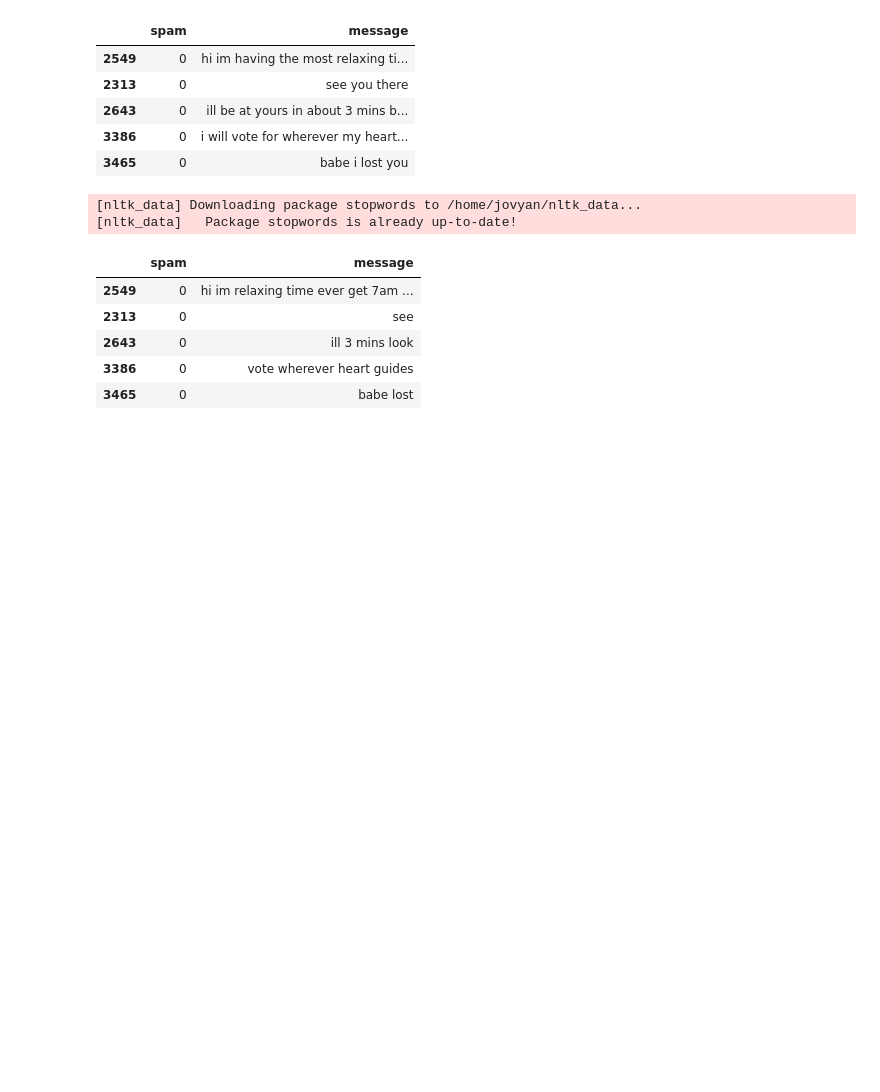
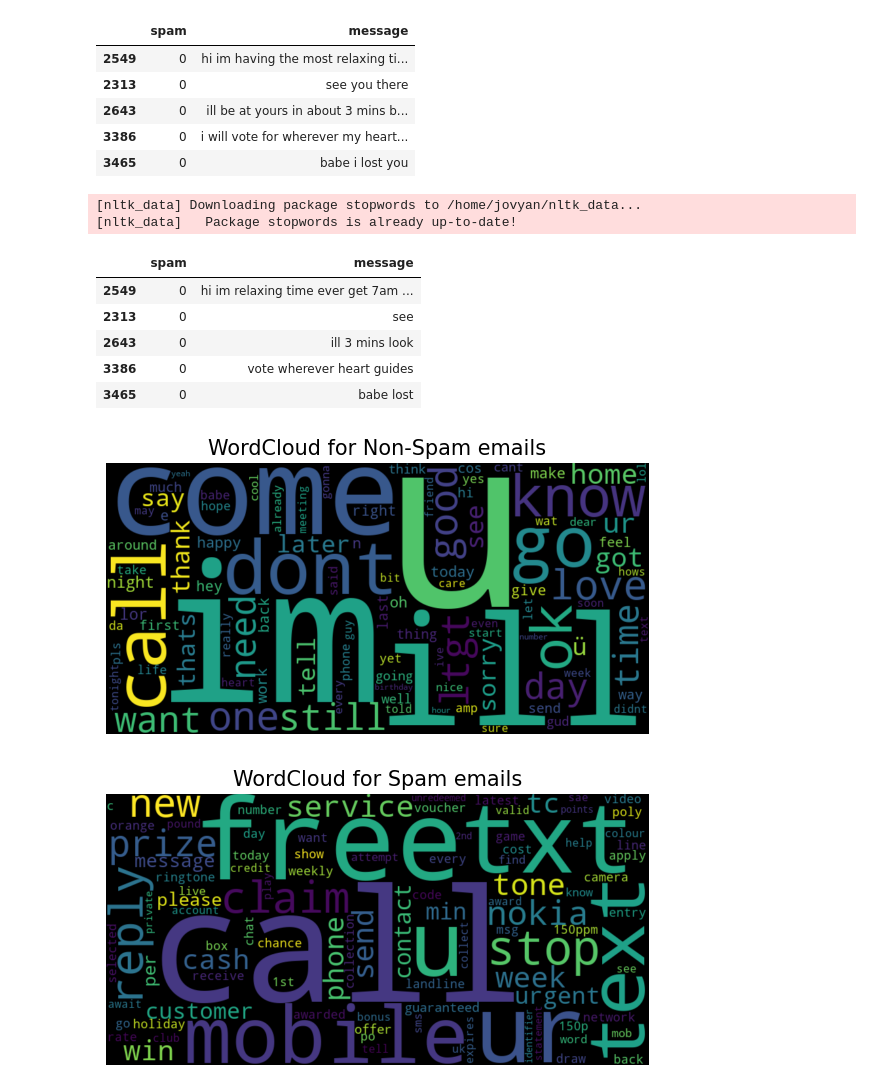
Before and after one commit to Gilbert93520/Neural-Network-SMS-Text-Classifier, a Jupyter notebook: fcc_sms_text_classification.ipynb, the cells around one changed output. Drawn from its saved outputs; the diff is of its cells as text; code cells hidden in the pictures; blank space fills up the shorter version.

Commit message:
update notebook
visualize data by wordcloud

```diff
--- a/fcc_sms_text_classification.ipynb
+++ b/fcc_sms_text_classification.ipynb
@@ -178,6 +178,36 @@ balanced_data.head()
 | 2643 | 0 | ill 3 mins look |
 | 3386 | 0 | vote wherever heart guides |
 | 3465 | 0 | babe lost |
+# %%
+"""
+visualize data by wordcloud
+
+The results show that there are differences in the constituent words between spam and ham.
+"""
+from wordcloud import WordCloud
+def plot_word_cloud(data, typ):
+    email_corpus = " ".join(data['message'])
+
+    plt.figure(figsize=(7, 7))
+
+    wc = WordCloud(
+        background_color='black',
+        max_words=100,
+        width=800,
+        height=400,
+        collocations=False
+    ).generate(email_corpus)
+
+    plt.imshow(wc, interpolation='bilinear')
+    plt.title(f'WordCloud for {typ} emails', fontsize=15)
+    plt.axis('off')
+    plt.show()
+
+plot_word_cloud(balanced_data[balanced_data['spam'] == 0], typ='Non-Spam')
+plot_word_cloud(balanced_data[balanced_data['spam'] == 1], typ='Spam')
+# %% [output]
+[figure, added]
+[figure, added]
 # %%
 # function to predict messages based on model
 # (should return list containing prediction and label, ex. [0.008318834938108921, 'ham'])
```
Also changed, not shown: 1 other file.
